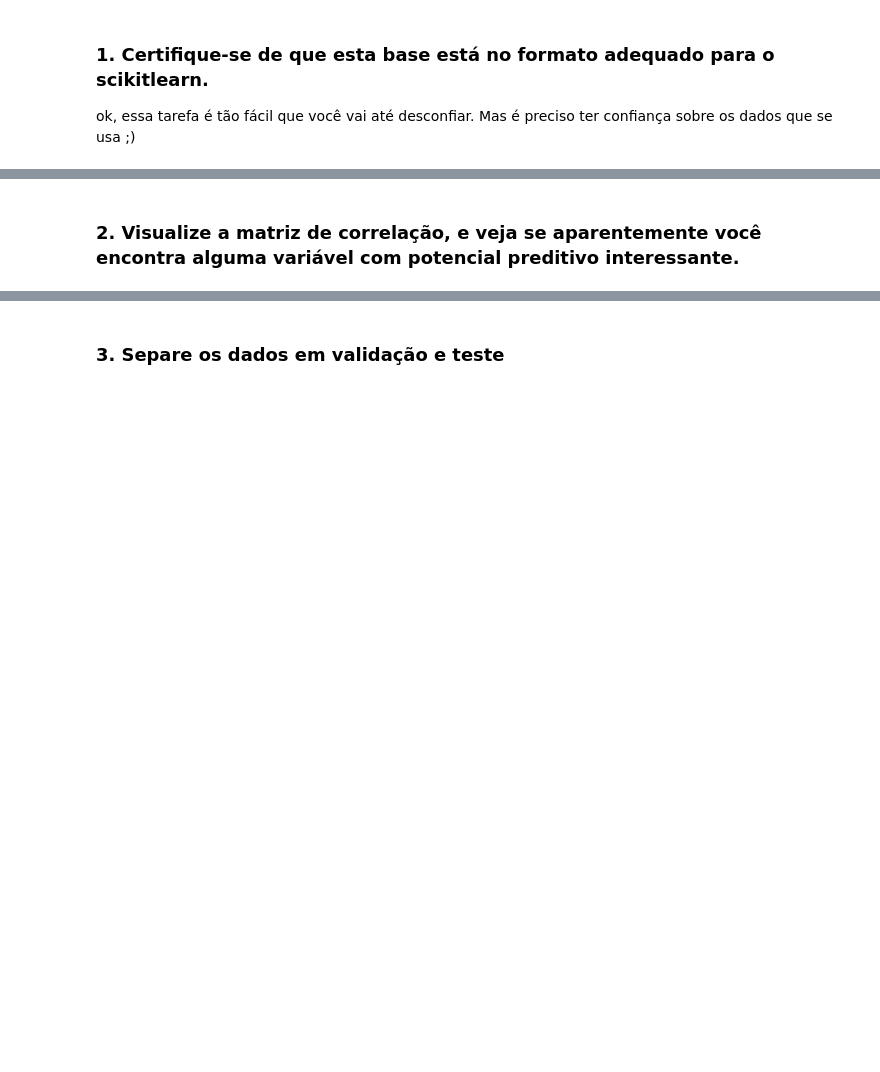
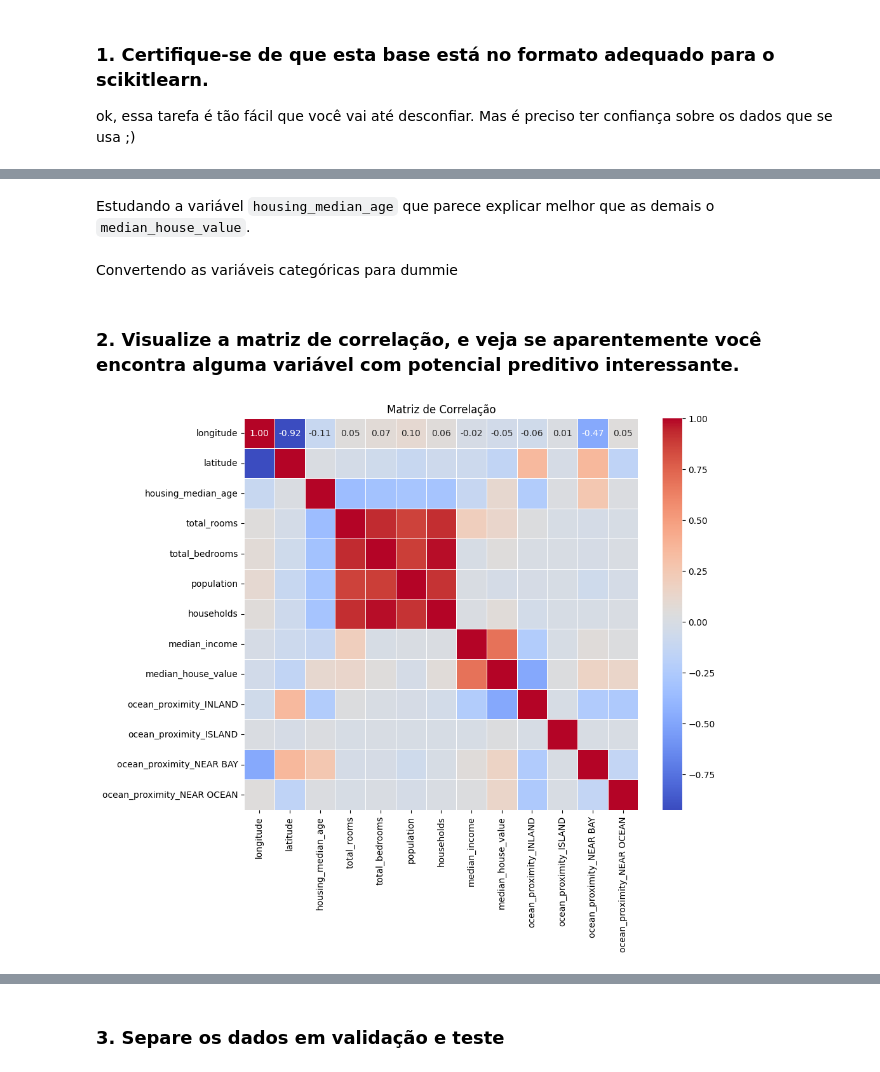
Before and after one commit to earapanos/DataScienceExcercises, a Jupyter notebook: Módulo 11 - Árvores II Parte I (árvore de regressão)/ex016.ipynb, the cells around one changed output, grey strips where cells are left out. Drawn from its saved outputs; the diff is of its cells as text; code cells hidden in the pictures; blank space fills up the shorter version.

```diff
--- a/Módulo 11 - Árvores II Parte I (árvore de regressão)/ex016.ipynb
+++ b/Módulo 11 - Árvores II Parte I (árvore de regressão)/ex016.ipynb
@@ -20,0 +62,6 @@ ok, essa tarefa é tão fácil que você vai até desconfiar. Mas é preciso ter
+# %%
+# dropando dupllicados
+df = df.drop_duplicates()
+# %%
+# dropando nans
+df = df.dropna().reset_index()
@@ -20,0 +84,4 @@ ok, essa tarefa é tão fácil que você vai até desconfiar. Mas é preciso ter
+# %%
+# dropando a coluna index
+df = df.drop(columns = ['index'])
+df
@@ -21,2 +102,27 @@ ok, essa tarefa é tão fácil que você vai até desconfiar. Mas é preciso ter
+# %% [markdown]
+Estudando a variável ``housing_median_age`` que parece explicar melhor que as demais o ``median_house_value``.
+# %% [markdown]
+Convertendo as variáveis categóricas para dummie
+# %%
+# Converte variáveis categóricas em variáveis dummy, removendo a primeira categoria para evitar multicolinearidade
+X = pd.get_dummies(df, drop_first = True)
 # %% [markdown]
 ### 2.  Visualize a matriz de correlação, e veja se aparentemente você encontra alguma variável com potencial preditivo interessante.
+# %%
+# Calcula a matriz de correlação entre as variáveis numéricas do dataframe
+correlation_matrix = X.corr()
+
+# Configura o tamanho da figura
+plt.figure(figsize=(10, 8))
+
+# Visualiza a matriz de correlação usando um heatmap
+# annot=True exibe os valores de correlação em cada célula
+sns.heatmap(correlation_matrix, annot=True, cmap='coolwarm', fmt='.2f', linewidths=0.5)
+
+# Define o título do gráfico
+plt.title('Matriz de Correlação')
+
+# Exibe o gráfico
+plt.show()
+# %% [output]
+[figure, added]
```
Also changed, not shown: parts of 16 cells of this notebook.
